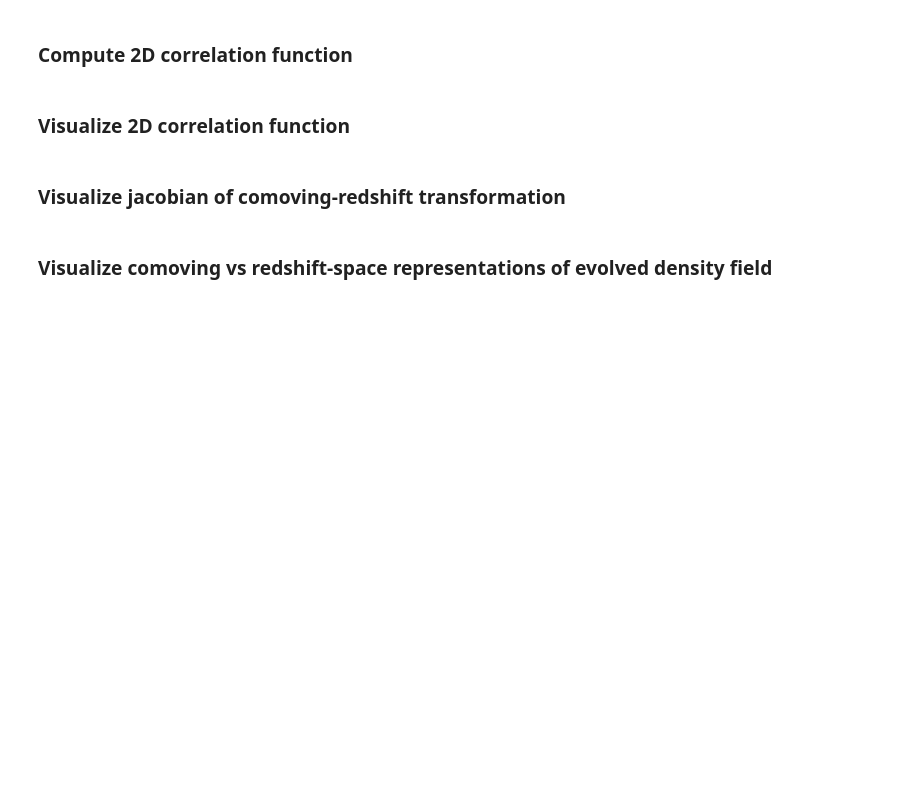
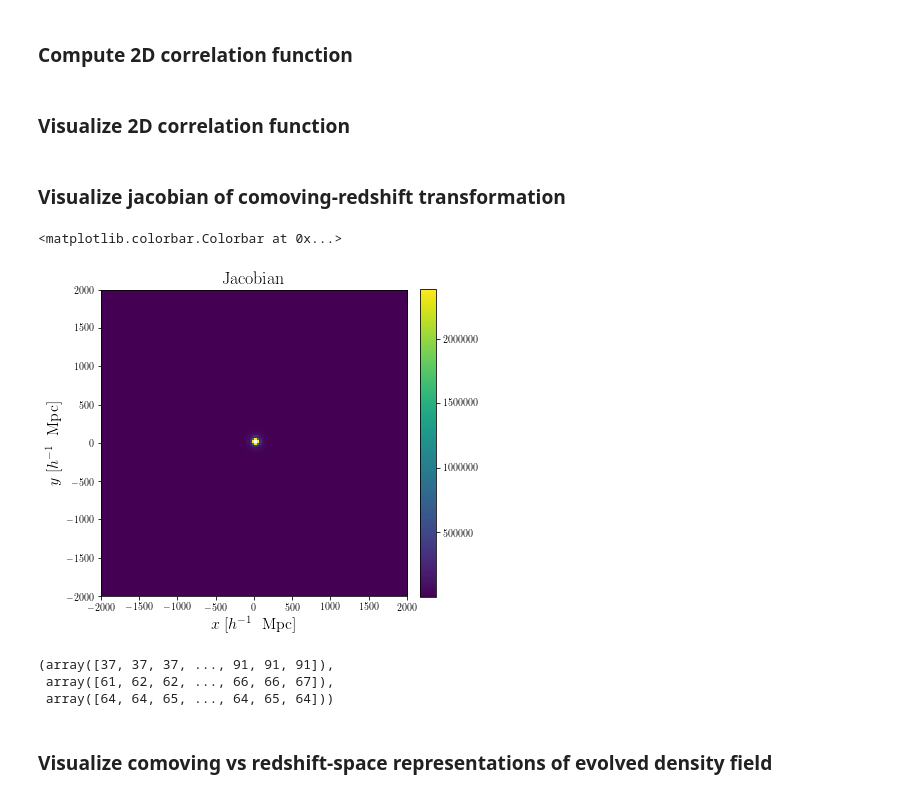
Before and after one commit to doogesh/precision_cosmo, a Jupyter notebook: Information_content_demo_infinite_remote_observer_draft.ipynb, the cells around one changed output. Cells and saved outputs as stored; diff of their text form; code cells hidden in the pictures; blank space fills up the shorter version.

```diff
--- a/Information_content_demo_infinite_remote_observer_draft.ipynb
+++ b/Information_content_demo_infinite_remote_observer_draft.ipynb
@@ -127,7 +127,7 @@ delta_c_2 = L2/N2
 
 def interp_comov2z(cosmo):
 
-    z_range = np.linspace(0, 15000*Qfactor, 10000)  # Choice a redshift range (dimensionless)
+    z_range = np.linspace(0, 20000*Qfactor, 10000)  # Choice a redshift range (dimensionless)
     comoving_distance = cosmo.comoving_distance(z_range)*(cosmo.H0.value/100)
     comoving2z = interp1d(comoving_distance.value, z_range, bounds_error=False)
 
@@ -206,7 +206,8 @@ def update_coordinate_system(Omega_m=0.3089, w_0=-1):
                 c_z = (n2*delta_c_2) + corner_c_2
 
                 # {z_x, z_y, z_z} in Mpc/h
-                denominator = comoving2z(z_min)/(1 + z_min*Qfactor) # dimensionless
+                #denominator = comoving2z(z_min)/(1 + z_min*Qfactor) # dimensionless
+                d_A = (cosmo.comoving_distance(z_min*Qfactor).value*(cosmo.H0.value/H100)) / (1 + z_min) # dimensionless
 
                 z_x = c_x/denominator
                 z_y = c_y/denominator
@@ -383,11 +382,20 @@ plt.colorbar(a, ax=ax, fraction=0.05, pad=0.06)
 # %%
 fig, ax = subplots(1, figsize = (6,8))
 
-a = ax.imshow(grid_transform_ref[:,:,int(pred_size/2),3], origin="lower", extent=(-pred_size_Mpc/2,pred_size_Mpc/2,-pred_size_Mpc/2,pred_size_Mpc/2))#, vmin=0.8, vmax=1)
+a = ax.imshow(grid_transform_ref[:,:,64,3], origin="lower", extent=(-pred_size_Mpc/2,pred_size_Mpc/2,-pred_size_Mpc/2,pred_size_Mpc/2))#, vmin=0.8, vmax=1)
 ax.set_title(r"$\mathrm{Jacobian}$", fontsize=18)
 ax.set_xlabel(r'$x \; [h^{-1} \; \mathrm{\ Mpc}]$', fontsize = 16)
 ax.set_ylabel(r'$y \; [h^{-1} \; \mathrm{\ Mpc}]$', fontsize = 16)
 plt.colorbar(a, ax=ax, fraction=0.046, pad=0.04)
+# %% [output]
+<matplotlib.colorbar.Colorbar at 0x...>
+[figure, added]
+# %%
+np.where(grid_transform_ref[:,:,:,3]>1e2)
+# %% [output]
+(array([37, 37, 37, ..., 91, 91, 91]),
+ array([61, 62, 62, ..., 66, 66, 67]),
+ array([64, 64, 65, ..., 64, 65, 64]))
 # %% [markdown]
 ### Visualize comoving vs redshift-space representations of evolved density field
 # %%
```
Also changed, not shown: parts of 3 cells of this notebook.
